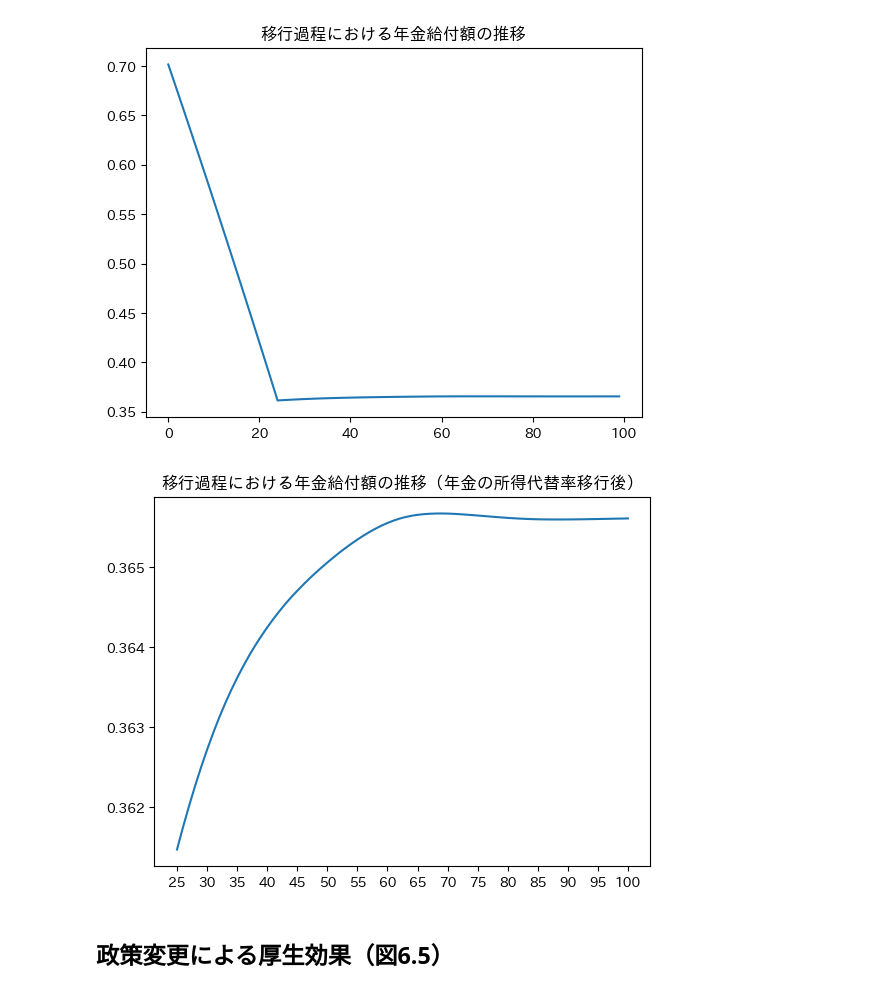
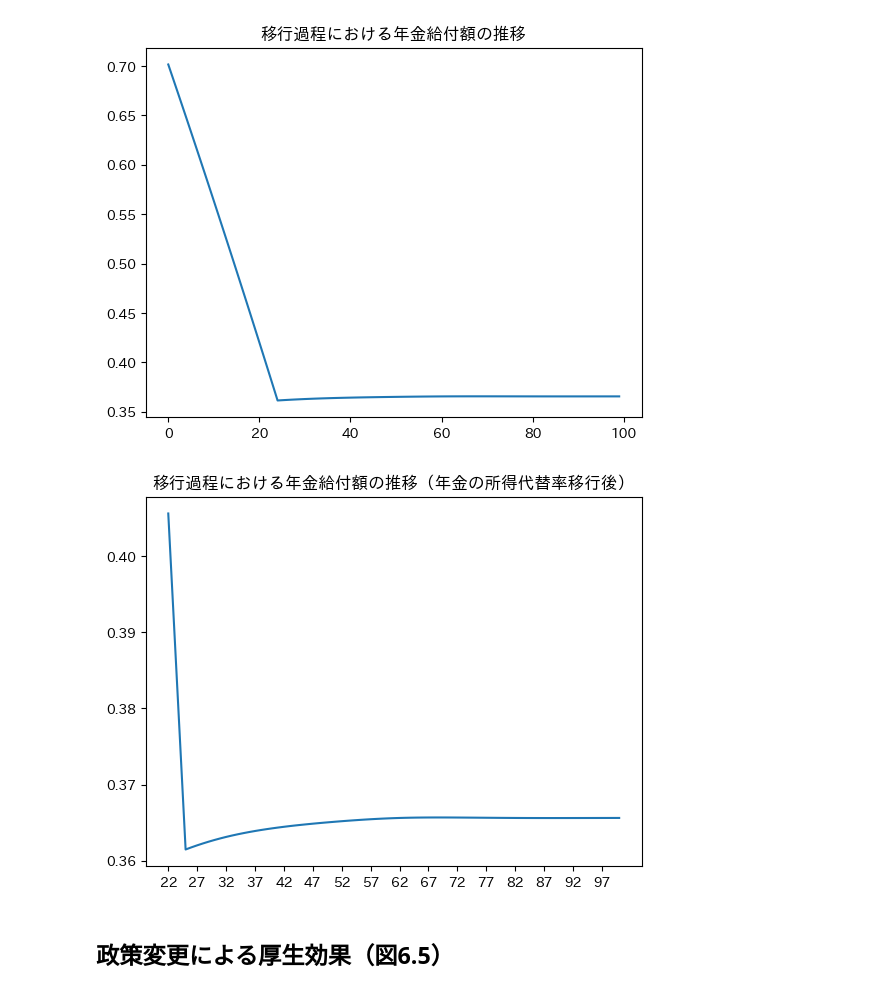
Before and after one commit to tomoyahiroe/olg, a Jupyter notebook: src/assemble.ipynb, the cells around one changed output. Drawn from its saved outputs; the diff is of its cells as text; code cells hidden in the pictures.

```diff
--- a/src/assemble.ipynb
+++ b/src/assemble.ipynb
@@ -1589,7 +1594,8 @@ tr_setting = TransitionSetting()
 initial_setting, final_setting = tr_setting.create_ss_settings()
 result = run_transition_analysis(tr_setting=tr_setting,
                                  initial_setting=initial_setting,
-                                 final_setting=final_setting)
+                                 final_setting=final_setting,
+                                 K_path_guess=calculated_K_path)
 # %% [markdown]
 ## 移行過程における総資本・金利・年金の推移（図6.4）
 # %%
@@ -1656,12 +1662,12 @@ plt.show()
 # %% [output]
 [figure]
 # %%
-plt.plot(p_path[24:])
+plt.plot(p_path[21:])
 plt.title("移行過程における年金給付額の推移（年金の所得代替率移行後）")
-plt.xticks(ticks=np.arange(0, 76, 5), labels=np.arange(25, 101, 5))
+plt.xticks(ticks=np.arange(0, 79, 5), labels=np.arange(22, 101, 5))
 plt.show()
 # %% [output]
-[figure, old version]
+[figure, new version]
 # %% [markdown]
 ## 政策変更による厚生効果（図6.5）
 # %%
```
Also changed, not shown: parts of 38 cells of this notebook, 3 other files.
